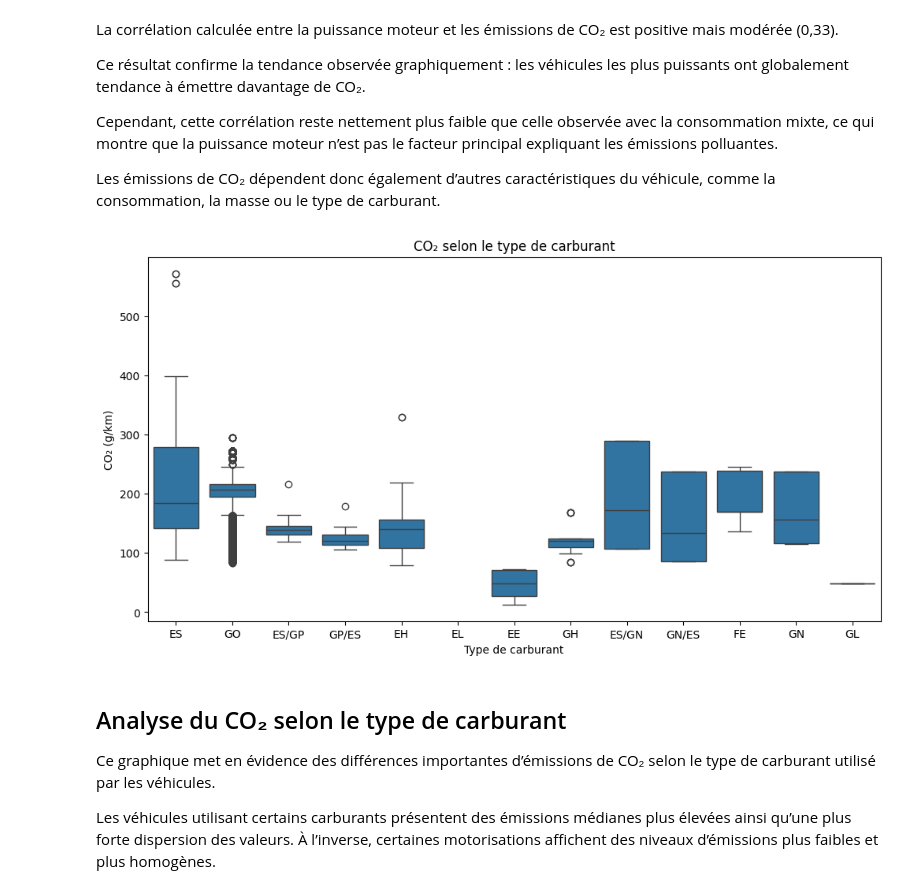
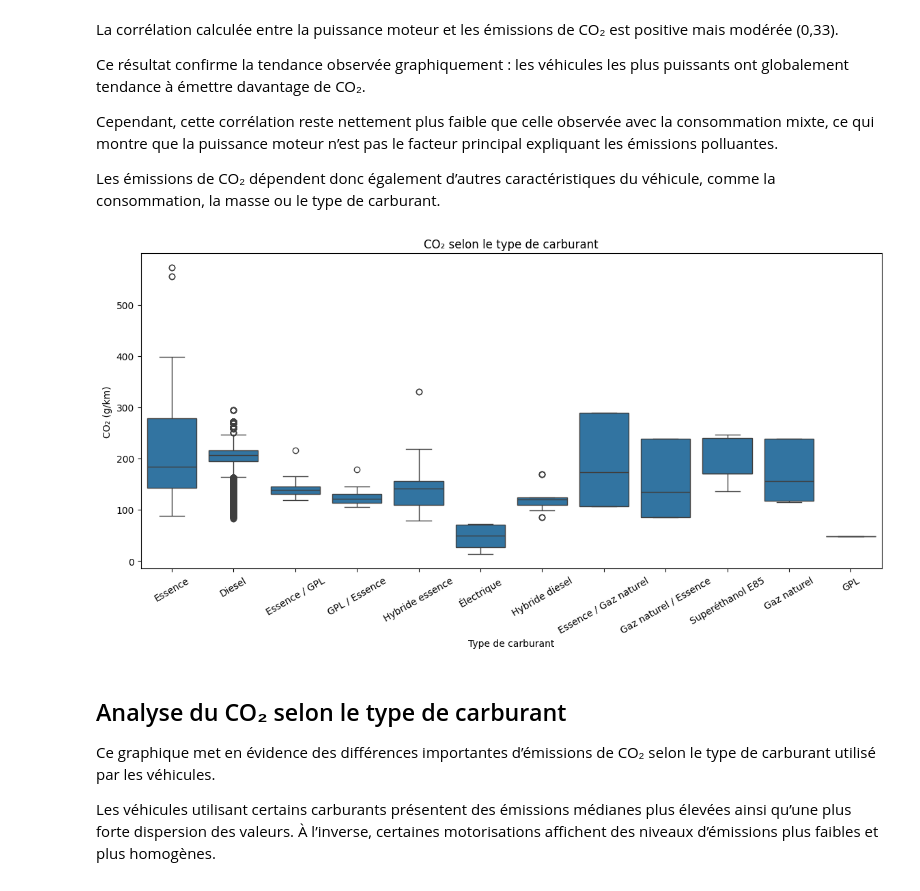
Before and after one commit to LarissaVarnakova/Projet_CO2, a Jupyter notebook: notebooks/eda_aziz.ipynb, the cells around one changed output. Saved outputs shown, nothing was run; the diff lists cells and outputs as text; code cells hidden in the pictures.

```diff
--- a/notebooks/eda_aziz.ipynb
+++ b/notebooks/eda_aziz.ipynb
@@ -460,21 +462,39 @@ Cependant, cette corrélation reste nettement plus faible que celle observée av
 
 Les émissions de CO₂ dépendent donc également d’autres caractéristiques du véhicule, comme la consommation, la masse ou le type de carburant.
 # %%
-plt.figure(figsize=(12,6))
+carburants = {
+    'ES': 'Essence',
+    'GO': 'Diesel',
+    'EE': 'Électrique',
+    'EH': 'Hybride essence',
+    'GH': 'Hybride diesel',
+    'ES/GN': 'Essence / Gaz naturel',
+    'GN/ES': 'Gaz naturel / Essence',
+    'FE': 'Superéthanol E85',
+    'GN': 'Gaz naturel',
+    'GL': 'GPL',
+    'GP/ES': 'GPL / Essence',
+    'ES/GP': 'Essence / GPL'
+}
+df_2014['carburant_libelle'] = df_2014['cod_cbr'].map(carburants)
+
+plt.figure(figsize=(14,6))
 
 sns.boxplot(
-    x='cod_cbr',
+    x='carburant_libelle',
     y='co2',
     data=df_2014
 )
+
+plt.xticks(rotation=30)
 
 plt.title("CO₂ selon le type de carburant")
 plt.xlabel("Type de carburant")
 plt.ylabel("CO₂ (g/km)")
 
 plt.show()
 # %% [output]
-[figure, old version]
+[figure, new version]
 # %% [markdown]
 ## Analyse du CO₂ selon le type de carburant
 
```
Also changed, not shown: parts of 26 cells of this notebook.
